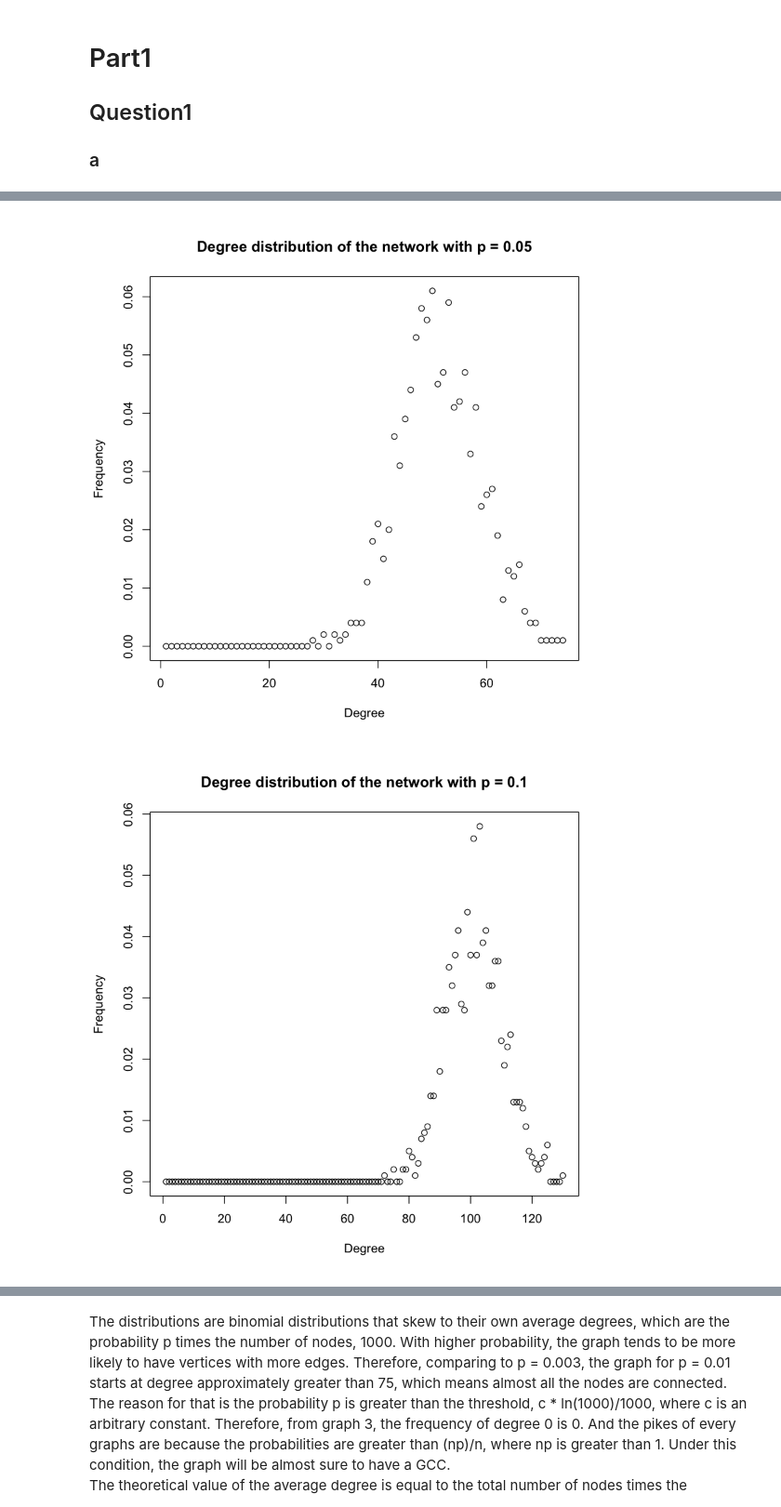
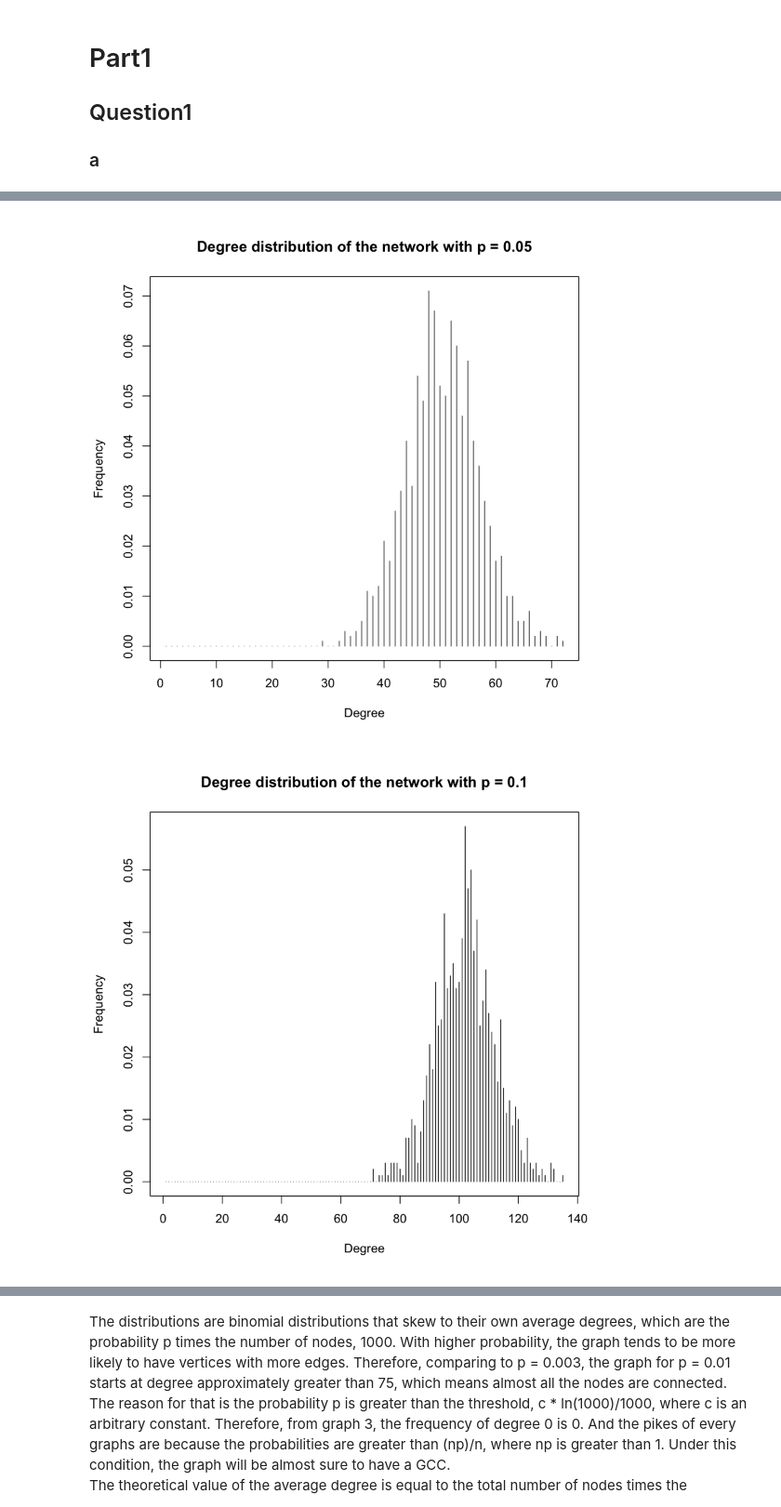
Before and after one commit to wanghran/ECE232_Graph, a Jupyter notebook: Project 1.ipynb, the cells around one changed output, grey strips where cells are left out. Shown: that part at 93% size. Cells and saved outputs as stored; diff of their text form; code cells hidden in the pictures.

```diff
--- a/Project 1.ipynb
+++ b/Project 1.ipynb
@@ -27,9 +17,9 @@ g1a_3 <- erdos.renyi.game(1000, p1a_3, directed=F)
 g1a_4 <- erdos.renyi.game(1000, p1a_4, directed=F)
 g1a_5 <- erdos.renyi.game(1000, p1a_5, directed=F)
 # %%
-plot(degree.distribution(g1a_1),main="Degree distribution of the network with p = 0.003",xlab="Degree",ylab="Frequency")
-plot(degree.distribution(g1a_2),main="Degree distribution of the network with p = 0.004",xlab="Degree",ylab="Frequency")
-plot(degree.distribution(g1a_3),main="Degree distribution of the network with p = 0.01",xlab="Degree",ylab="Frequency")
-plot(degree.distribution(g1a_4),main="Degree distribution of the network with p = 0.05",xlab="Degree",ylab="Frequency")
-plot(degree.distribution(g1a_5),main="Degree distribution of the network with p = 0.1",xlab="Degree",ylab="Frequency")
+plot(degree.distribution(g1a_1),main="Degree distribution of the network with p = 0.003",xlab="Degree",ylab="Frequency", type="h")
+plot(degree.distribution(g1a_2),main="Degree distribution of the network with p = 0.004",xlab="Degree",ylab="Frequency", type="h")
+plot(degree.distribution(g1a_3),main="Degree distribution of the network with p = 0.01",xlab="Degree",ylab="Frequency", type="h")
+plot(degree.distribution(g1a_4),main="Degree distribution of the network with p = 0.05",xlab="Degree",ylab="Frequency", type="h")
+plot(degree.distribution(g1a_5),main="Degree distribution of the network with p = 0.1",xlab="Degree",ylab="Frequency", type="h")
 # %% [output]
@@ -39,5 +29,5 @@ plot(degree.distribution(g1a_5),main="Degree distribution of the network with p
-[figure, old version]
+[figure, new version]
-[figure, old version]
+[figure, new version]
 # %%
 summary(degree(g1a_1))
 var(degree(g1a_1))
```
Also changed, not shown: parts of 13 cells of this notebook.
